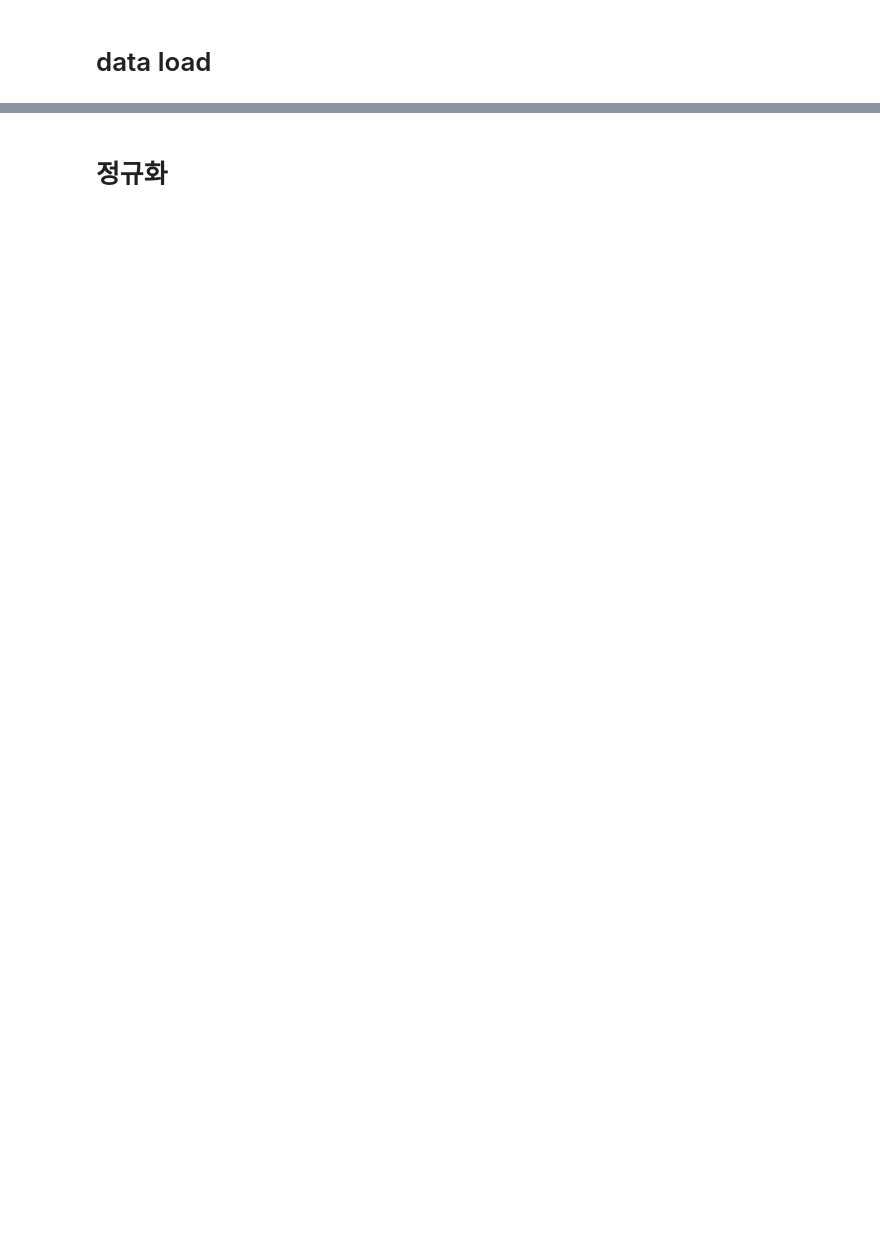
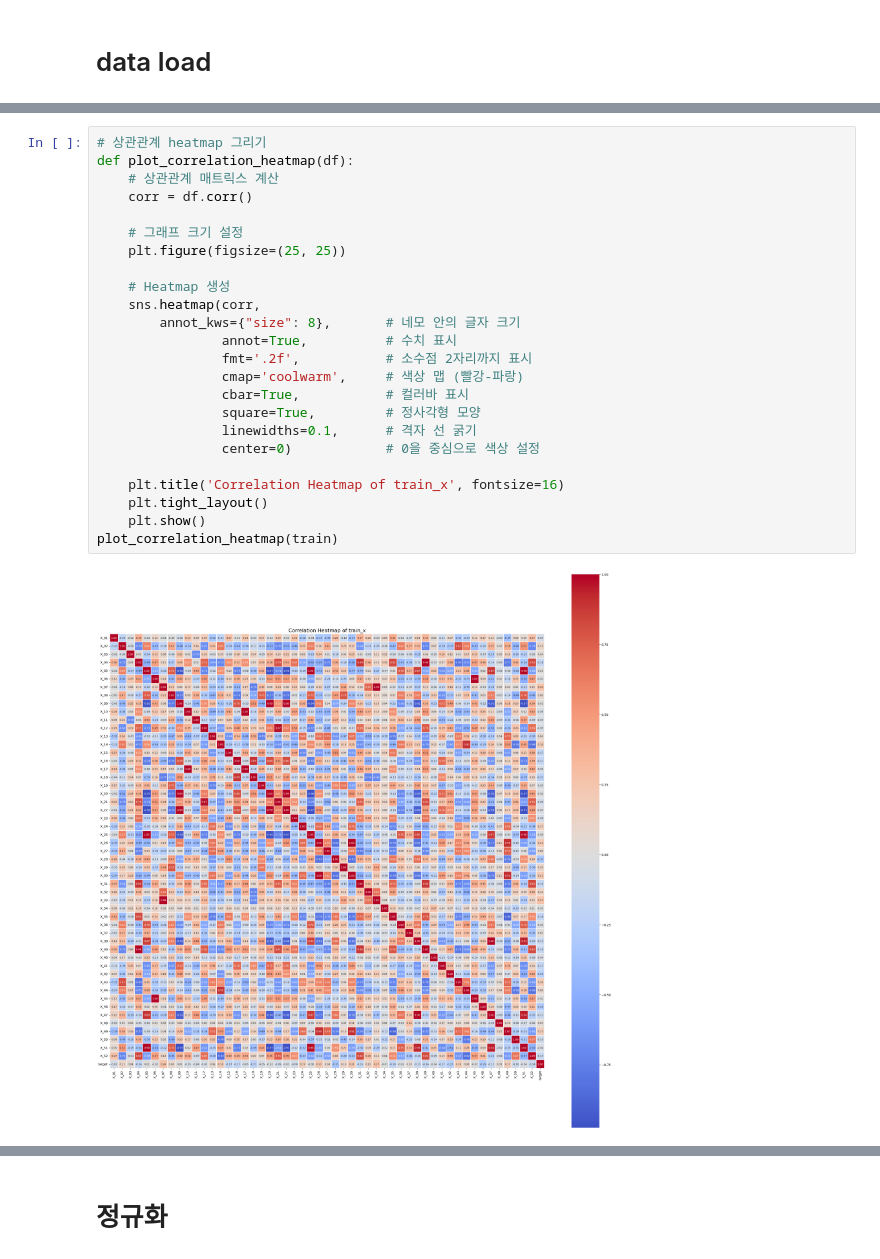
Before and after one commit to smOH306/smart_shipping_ai_challenge, a Jupyter notebook: notebooks/playground.ipynb, the cells around one changed output, grey strips where cells are left out. Saved outputs shown, nothing was run; the diff lists cells and outputs as text; blank space fills up the shorter version.

```diff
--- a/notebooks/playground.ipynb
+++ b/notebooks/playground.ipynb
@@ -156,0 +115,26 @@ Name: count, dtype: int64
+# %%
+# 상관관계 heatmap 그리기
+def plot_correlation_heatmap(df):
+    # 상관관계 매트릭스 계산
+    corr = df.corr()
+
+    # 그래프 크기 설정
+    plt.figure(figsize=(25, 25))
+
+    # Heatmap 생성
+    sns.heatmap(corr,
+        annot_kws={"size": 8},       # 네모 안의 글자 크기
+                annot=True,          # 수치 표시
+                fmt='.2f',           # 소수점 2자리까지 표시
+                cmap='coolwarm',     # 색상 맵 (빨강-파랑)
+                cbar=True,           # 컬러바 표시
+                square=True,         # 정사각형 모양
+                linewidths=0.1,      # 격자 선 굵기
+                center=0)            # 0을 중심으로 색상 설정
+
+    plt.title('Correlation Heatmap of train_x', fontsize=16)
+    plt.tight_layout()
+    plt.show()
+plot_correlation_heatmap(train)
+# %% [output]
+[figure, added]
```
Also changed, not shown: parts of 20 cells of this notebook, 2 other files.
